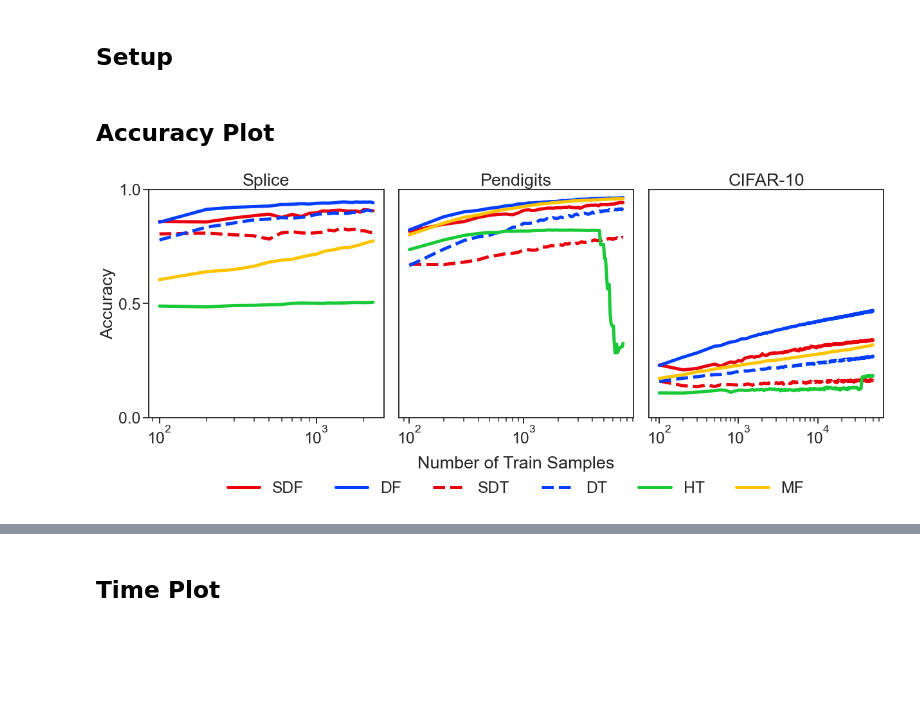
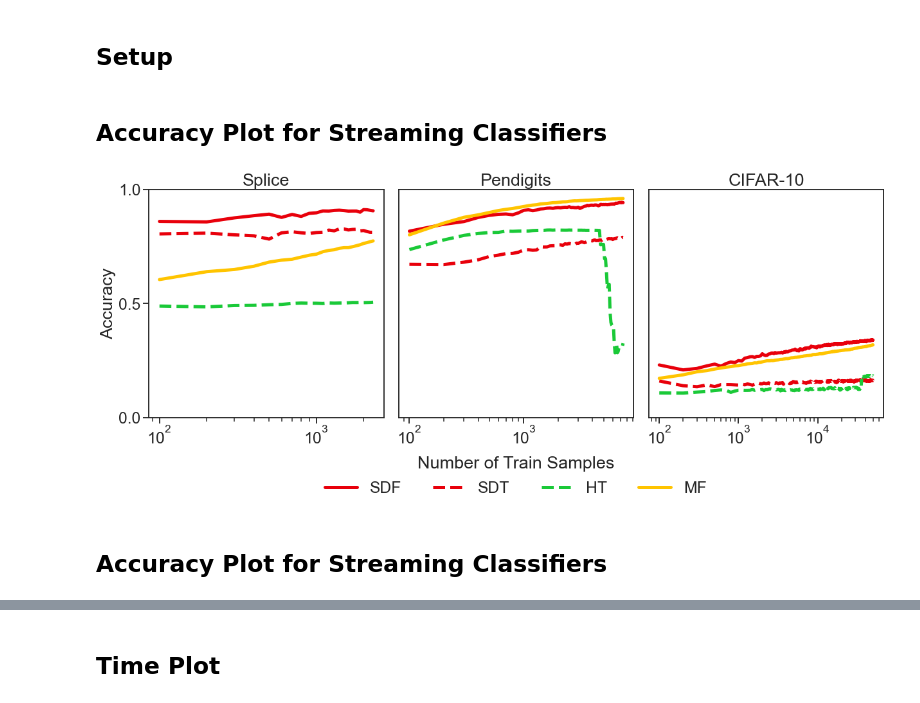
Before and after one commit to neurodata/SDTF, a Jupyter notebook: docs/select.ipynb, the cells around one changed output, grey strips where cells are left out. Cells and saved outputs as stored; diff of their text form; code cells hidden in the pictures; blank space fills up the shorter version.

Commit message:
ENH separate accuracy figures
Co-Authored-By: Tyler Tomita <9794449+ttomita@users.noreply.github.com>

```diff
--- a/docs/select.ipynb
+++ b/docs/select.ipynb
@@ -44,13 +48,10 @@ def plot_acc(col, ls, pos, n_train, lw=5):
+# %% [markdown]
+## Accuracy Plot for Streaming Classifiers
 # %%
-directory = "../benchmarks/results/"
-prefixes = ["sdf/", "rf/", "sdt/", "dt/", "ht/", "mf/"]
-legends = ["SDF", "DF", "SDT", "DT", "HT", "MF"]
-colors = ["r", "b", "r", "b", "g", "y"]
-styles = ["-", "-", "--", "--", "-", "-"]
-datasets = ["splice", "pendigits", "cifar10"]
-ranges = [23, 74, 500]
+prefixes = ["sdf/", "sdt/", "ht/", "mf/"]
+legends = ["SDF", "SDT", "HT", "MF"]
+colors = ["r", "r", "g", "y"]
+styles = ["-", "--", "--", "-"]
-# %% [markdown]
-## Accuracy Plot
 # %%
 acc_ls = []
 for i, dataset in enumerate(datasets):
@@ -68,9 +69,9 @@ fig, ax = plt.subplots(nrows=1, ncols=3, figsize=(17, 6), constrained_layout=Tru
 
 fig.text(0.53, -0.07, "Number of Train Samples", ha="center")
 xtitles = ["Splice", "Pendigits", "CIFAR-10"]
-ytitles = ["Accuracy", "Virtual Memory (GB)"]
-ylimits = [[0, 1], [0, 56]]
-yticks = [[0, 0.5, 1], [0, 56]]
+ytitles = ["Accuracy"]
+ylimits = [[0, 1]]
+yticks = [[0, 0.5, 1]]
 
 for i, col in enumerate(ax):
     col.set_xscale("log")
@@ -78,32 +79,34 @@ for i, col in enumerate(ax):
 
     n_train = range(100, (ranges[i] + 1) * 100, 100)
 
     # Label x axis and plot figures
     col.set_title(xtitles[i])
     plot_acc(col, acc_ls, i, n_train)
 
     # Label y axis
     if i % 3 == 0:
         col.set_yticks(yticks[0])
         col.set_ylabel(ytitles[i])
     else:
         col.set_yticks([])
 
 fig.align_ylabels(
     ax[
         :,
     ]
 )
 
 leg = fig.legend(
     bbox_to_anchor=(0.53, -0.22),
     bbox_transform=plt.gcf().transFigure,
     ncol=6,
     loc="lower center",
 )
 leg.get_frame().set_linewidth(0.0)
 for legobj in leg.legendHandles:
     legobj.set_linewidth(5.0)
-plt.savefig("../paper/select_acc.pdf", transparent=True, bbox_inches="tight")
+plt.savefig("../paper/select_acc_stream.pdf", transparent=True, bbox_inches="tight")
 # %% [output]
-[figure, old version]
+[figure, new version]
+# %% [markdown]
+## Accuracy Plot for Streaming Classifiers
```
Also changed, not shown: parts of 4 cells of this notebook, 2 other files.
